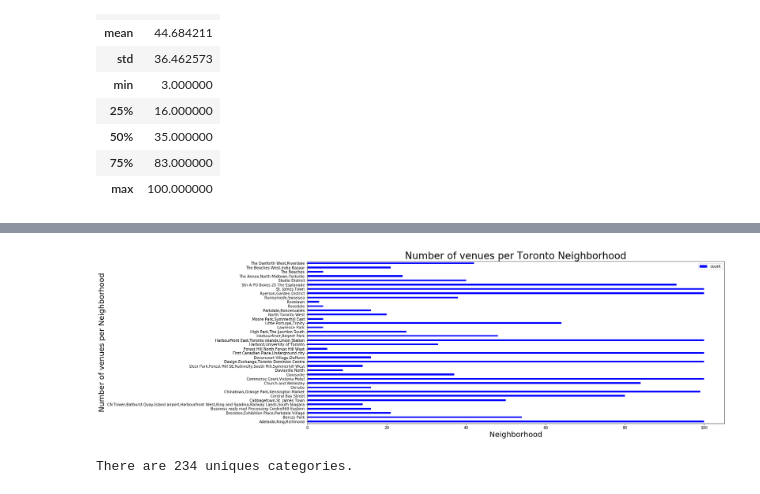
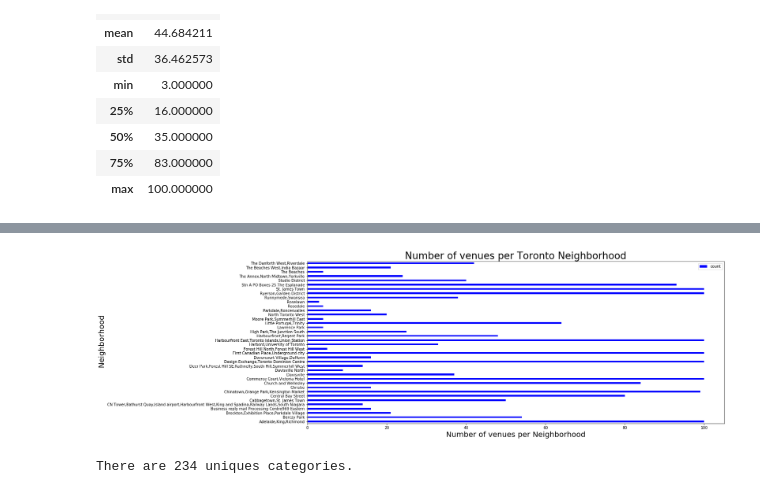
Before and after one commit to Daweet/Coursera_Capstone, a Jupyter notebook: Toronto_Neigh_IV.ipynb, the cells around one changed output, grey strips where cells are left out. Cells and saved outputs as stored; diff of their text form; code cells hidden in the pictures.

```diff
--- a/Toronto_Neigh_IV.ipynb
+++ b/Toronto_Neigh_IV.ipynb
@@ -464,17 +464,17 @@ Torn1.groupby('Venue Category').count()
 # %%
 # use the inline backend to generate the plots within the browser
 %matplotlib inline
 import matplotlib as mpl
 import matplotlib.pyplot as plt
 ax=Todata.set_index('Neighborhood')
 ax.plot(kind='barh', figsize=(20, 8), width=0.4, color='blue')
-plt.xlabel('Neighborhood',fontsize=20) # add to x-label to the plot
-plt.ylabel('Number of venues per Neighborhood',fontsize=20) # add y-label to the plot
+plt.xlabel('Number of venues per Neighborhood',fontsize=20) # add to x-label to the plot
+plt.ylabel(' Neighborhood',fontsize=20) # add y-label to the plot
 plt.title('Number of venues per Toronto Neighborhood', fontsize=26) # add title to the plot
 plt.savefig("bar.png")
 plt.show()
 # %% [output]
-[figure, old version]
+[figure, new version]
 # %%
 print('There are {} uniques categories.'.format(len(toronto_venues['Venue Category'].unique())))
 # %% [output]
```
Also changed, not shown: parts of 1 cell of this notebook, 1 other file.
